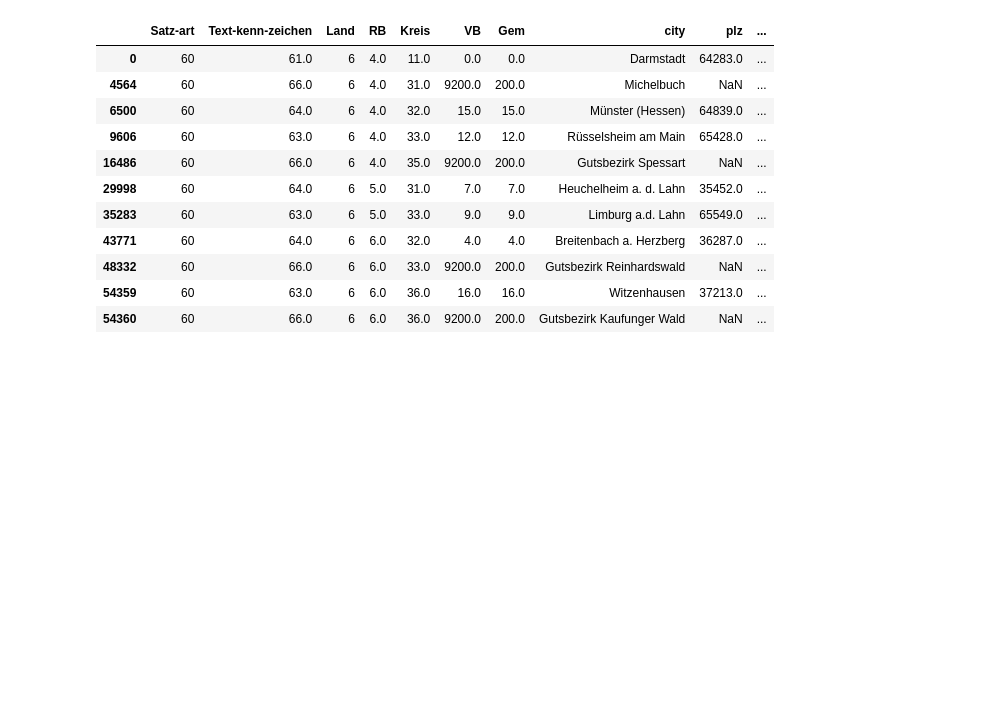
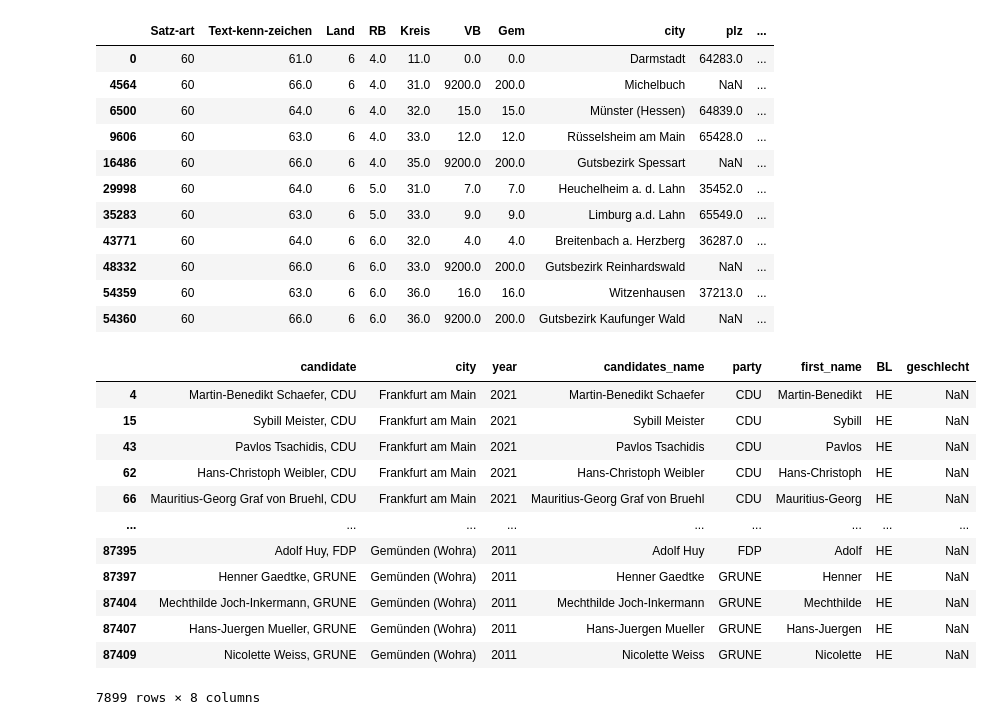
Before and after one commit to mariusgruenewald/pol_viol, a Jupyter notebook: scraping_hesse.ipynb, the cells around one changed output. Cells and saved outputs as stored; diff of their text form; code cells hidden in the pictures; blank space fills up the shorter version.

Commit message:
update names

```diff
--- a/scraping_hesse.ipynb
+++ b/scraping_hesse.ipynb
@@ -192,0 +193,29 @@ missing.to_csv(r'C:\Users\mariu\Documents\pol_viol\pol_viol\missing_hessen.csv')
+# %%
+# Merge with gender/first name data to calculate share of female in each list
+
+data_hessen_2 = pd.read_csv("https://raw.githubusercontent.com/mariusgruenewald/pol_viol/main/scraped_hessen.csv")
+list_names = pd.read_csv("https://raw.githubusercontent.com/mariusgruenewald/pol_viol/main/names_list.csv")
+
+list_names.drop("Unnamed: 0", axis=1, inplace=True)
+data_hessen_2.drop("Unnamed: 0", axis=1, inplace=True)
+list_names.rename({"vorname":"first_name"},axis=1, inplace=True)
+# %%
+list_names["first_name"] = list_names["first_name"].str.replace('ä','ae').str.replace('ö', 'oe').str.replace('ü',"ue")
+# %%
+data_hessen_2 = data_hessen_2.merge(list_names, on="first_name", how="left", validate="m:m")
+# %%
+data_hessen_2[data_hessen_2["geschlecht"].isna()]
+# %% [output]
+|  | candidate | city | year | candidates_name | party | first_name | BL | geschlecht |
+| 4 | Martin-Benedikt Schaefer, CDU | Frankfurt am Main | 2021 | Martin-Benedikt Schaefer | CDU | Martin-Benedikt | HE | NaN |
+| 15 | Sybill Meister, CDU | Frankfurt am Main | 2021 | Sybill Meister | CDU | Sybill | HE | NaN |
+| 43 | Pavlos Tsachidis, CDU | Frankfurt am Main | 2021 | Pavlos Tsachidis | CDU | Pavlos | HE | NaN |
+| 62 | Hans-Christoph Weibler, CDU | Frankfurt am Main | 2021 | Hans-Christoph Weibler | CDU | Hans-Christoph | HE | NaN |
+| 66 | Mauritius-Georg Graf von Bruehl, CDU | Frankfurt am Main | 2021 | Mauritius-Georg Graf von Bruehl | CDU | Mauritius-Georg | HE | NaN |
+| ... | ... | ... | ... | ... | ... | ... | ... | ... |
+| 87395 | Adolf Huy, FDP | Gemünden (Wohra) | 2011 | Adolf Huy | FDP | Adolf | HE | NaN |
+| 87397 | Henner Gaedtke, GRUNE | Gemünden (Wohra) | 2011 | Henner Gaedtke | GRUNE | Henner | HE | NaN |
+| 87404 | Mechthilde Joch-Inkermann, GRUNE | Gemünden (Wohra) | 2011 | Mechthilde Joch-Inkermann | GRUNE | Mechthilde | HE | NaN |
+| 87407 | Hans-Juergen Mueller, GRUNE | Gemünden (Wohra) | 2011 | Hans-Juergen Mueller | GRUNE | Hans-Juergen | HE | NaN |
+| 87409 | Nicolette Weiss, GRUNE | Gemünden (Wohra) | 2011 | Nicolette Weiss | GRUNE | Nicolette | HE | NaN |
+7899 rows × 8 columns
```
Also changed, not shown: parts of 1 cell of this notebook, 1 other file.
